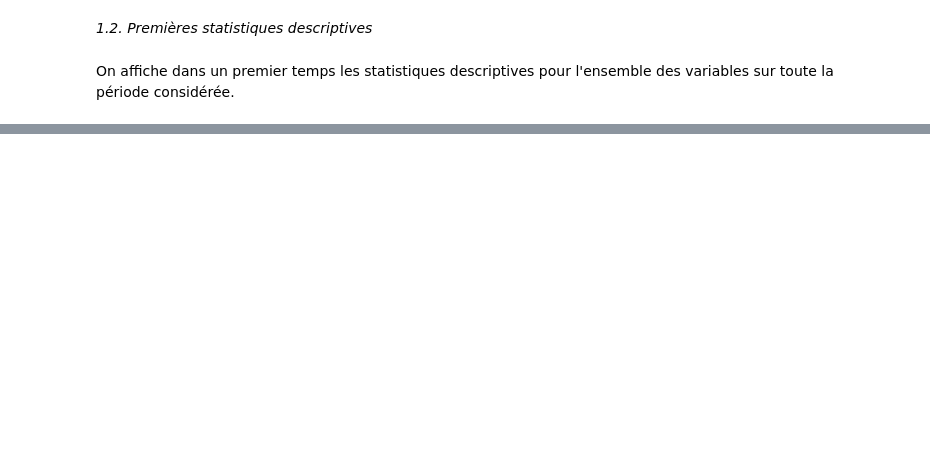
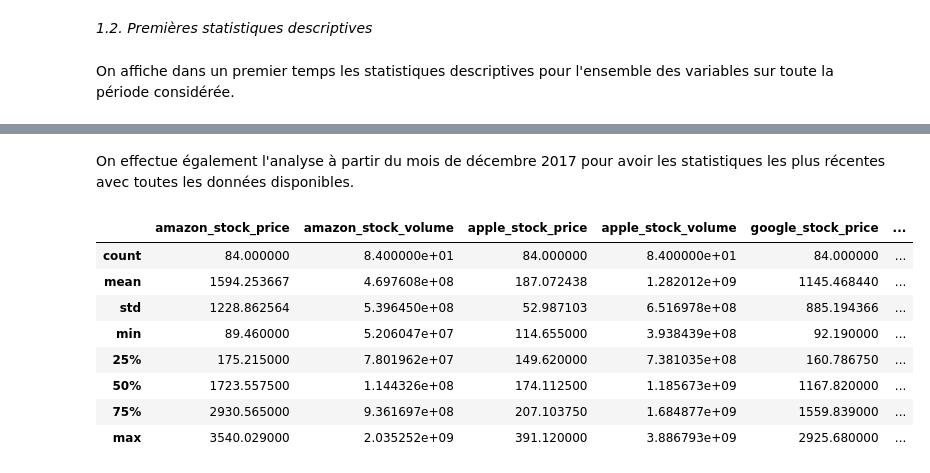
Before and after one commit to hafsaelibrahimi/projet_gold_refuge, a Jupyter notebook: dataset.ipynb, the cells around one changed output, grey strips where cells are left out. Saved outputs shown, nothing was run; the diff lists cells and outputs as text; code cells hidden in the pictures; blank space fills up the shorter version.

```diff
--- a/dataset.ipynb
+++ b/dataset.ipynb
@@ -326,0 +352,18 @@ final_df.describe()
+# %% [markdown]
+On effectue également l'analyse à partir du mois de décembre 2017 pour avoir les statistiques les plus récentes avec toutes les données disponibles.
+# %%
+# Filtrage des données postérieures à décembre 2017
+latest_data = final_df[final_df['year_month'] >= '2017-12']
+
+# Statistiques descriptives sur les données les plus récentes
+latest_data.describe()
+# %% [output]
+|  | amazon_stock_price | amazon_stock_volume | apple_stock_price | apple_stock_volume | google_stock_price | ... |
+| count | 84.000000 | 8.400000e+01 | 84.000000 | 8.400000e+01 | 84.000000 | ... |
+| mean | 1594.253667 | 4.697608e+08 | 187.072438 | 1.282012e+09 | 1145.468440 | ... |
+| std | 1228.862564 | 5.396450e+08 | 52.987103 | 6.516978e+08 | 885.194366 | ... |
+| min | 89.460000 | 5.206047e+07 | 114.655000 | 3.938439e+08 | 92.190000 | ... |
+| 25% | 175.215000 | 7.801962e+07 | 149.620000 | 7.381035e+08 | 160.786750 | ... |
+| 50% | 1723.557500 | 1.144326e+08 | 174.112500 | 1.185673e+09 | 1167.820000 | ... |
+| 75% | 2930.565000 | 9.361697e+08 | 207.103750 | 1.684877e+09 | 1559.839000 | ... |
+| max | 3540.029000 | 2.035252e+09 | 391.120000 | 3.886793e+09 | 2925.680000 | ... |
```
Also changed, not shown: parts of 23 cells of this notebook.
